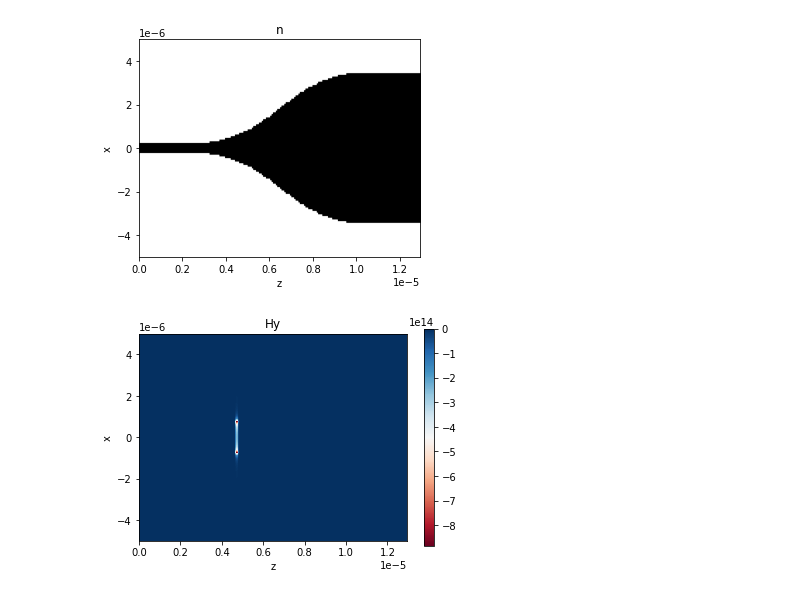
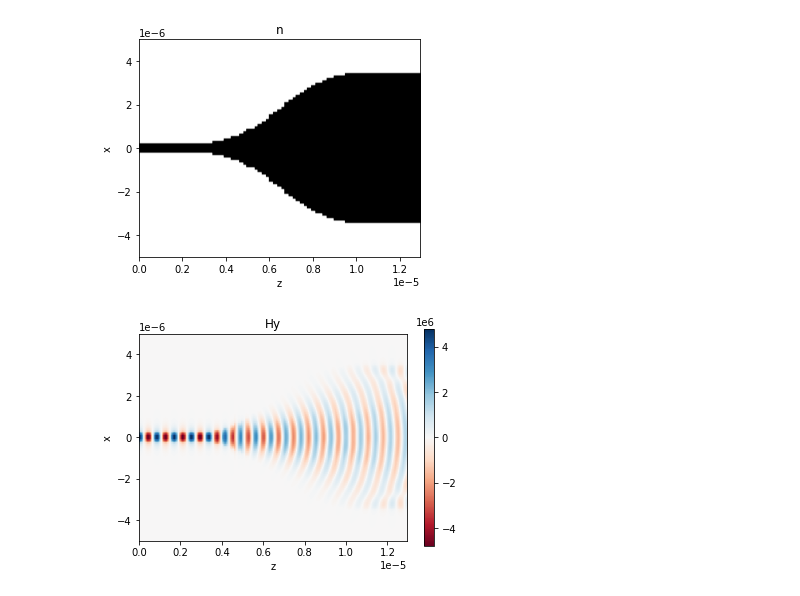
Before and after one commit to BYUCamachoLab/emepy, a Jupyter notebook: examples/structures/adiabatic_taper.ipynb, the cells around one changed output. Saved outputs shown, nothing was run; the diff lists cells and outputs as text; code cells hidden in the pictures.

Commit message:
adiabatic taper

```diff
--- a/examples/structures/adiabatic_taper.ipynb
+++ b/examples/structures/adiabatic_taper.ipynb
@@ -5,10 +5,11 @@ from emepy.mode import Mode
 from emepy.fd import MSEMpy
 import numpy as np
 from matplotlib import pyplot as plt
+import bezier
 
 # Design parameters
 taper_length = 7e-6  # The length of the taper
-taper_density = 75 # Number of taper segments
+taper_density = 40 # Number of taper segments
 alpha = 3 # Strength of function (either tanh or bezier) -> 0 = linear
 type_tanh = True # "bezier"
 
@@ -37,9 +38,9 @@ width2 = 7e-6  # Width of right waveguide
 thickness2 = 0.22e-6  # Thickness of right waveguide
 wavelength = 1.55e-6  # Wavelength of light (m)
 length = 3e-6  # Length of the waveguides
-num_modes_first_half = 20 # Number of modes to solve for
+num_modes_first_half = 10 # Number of modes to solve for
 num_modes_second_half = 20 # Number of modes to solve for
-mesh=128 # Number of mesh points in each xy dimension
+mesh=90 # Number of mesh points in each xy dimension
 
 eme = EME()  # Choose either a normal eme or a periodic eme (PeriodicEME())
 
@@ -48,44 +49,42 @@ mode1 = MSEMpy(
     wavelength,
     width1,
     thickness1,
-    num_modes=num_modes_first_half,
+    num_modes=3,
     cladding_width=10e-6,
     cladding_thickness=10e-6,
     mesh=mesh
 )
-straight1 = Layer(mode1, num_modes_first_half, wavelength, length)
+straight1 = Layer(mode1, 3, wavelength, length)
 eme.add_layer(straight1)
 
 # create the discrete taper with a fine enough taper density to approximate a continuous linear taper
 widths = taper_func(width1, width2, taper_density)
 thicknesses = np.linspace(thickness1, thickness2, taper_density)
 taper_length_per = taper_length / taper_density
 
 # add the taper layers
 for i in range(taper_density):
     num_modes = num_modes_first_half if i < taper_density / 2.0 else num_modes_second_half
     solver = MSEMpy(wavelength, widths[i], thicknesses[i], num_modes=num_modes, mesh=mesh,cladding_width=10e-6,cladding_thickness=10e-6,)
     taper_layer = Layer(solver, num_modes, wavelength, taper_length_per)
     eme.add_layer(taper_layer)
 
 # last layer is a straight waveguide of smaller geometry
 mode2 = MSEMpy(wavelength, width2, thickness2, num_modes=num_modes_second_half, mesh=mesh,cladding_width=10e-6,cladding_thickness=10e-6,)
 straight2 = Layer(mode2, num_modes_second_half, wavelength, length)
 eme.add_layer(straight2)
 
-eme.layers = eme.layers
-
 monitor = eme.add_monitor(axes="xz")
 
 eme.draw()
 plt.show()
 
 eme.propagate()  # Run the eme
 
 plt.figure()
 monitor.visualize(component="Hy")
 plt.colorbar()
 plt.show()
 # %% [output]
 [figure]
-[figure, old version]
+[figure, new version]
```
